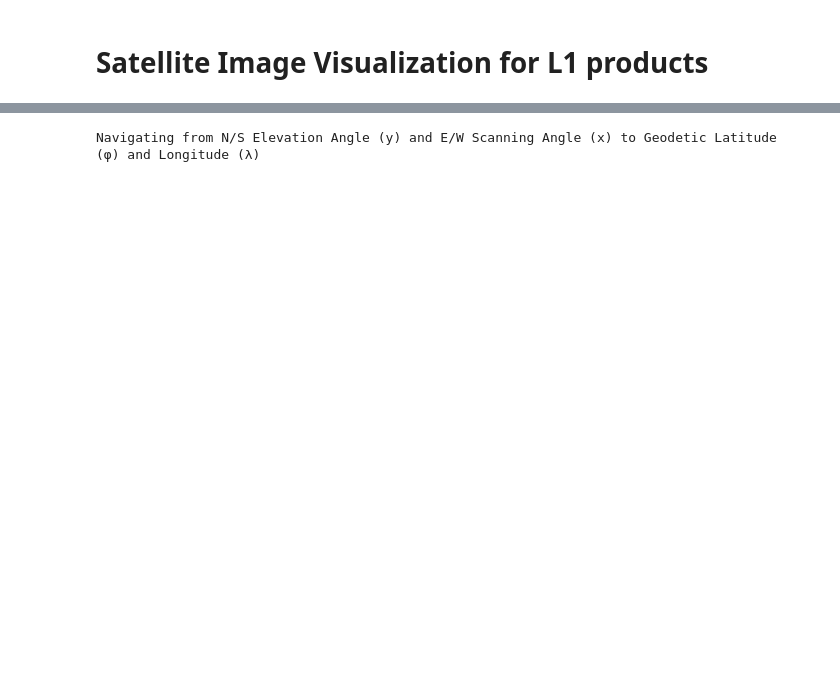
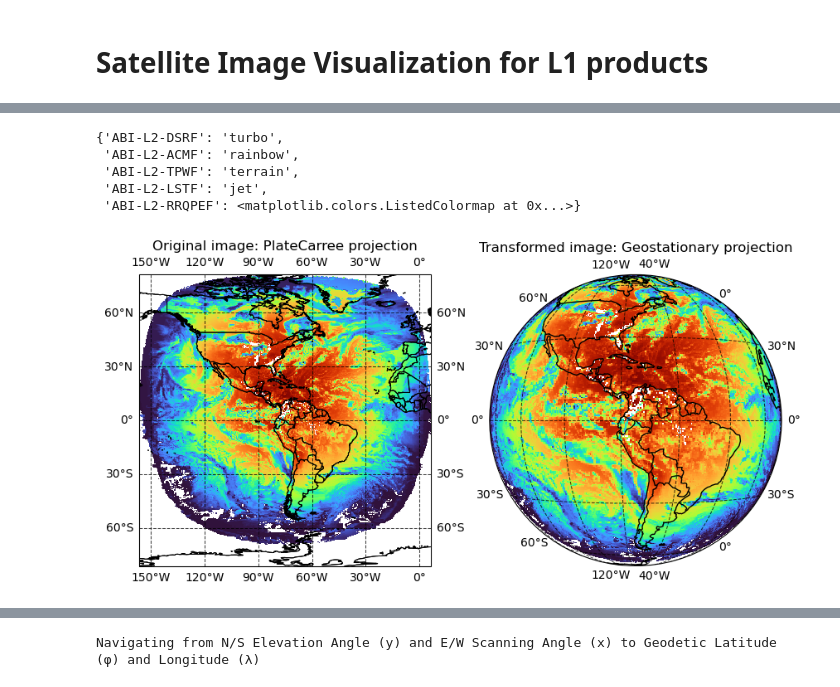
Before and after one commit to GermainRV/EATA, a Jupyter notebook: GOES_importing.ipynb, the cells around one changed output, grey strips where cells are left out. Cells and saved outputs as stored; diff of their text form; code cells hidden in the pictures; blank space fills up the shorter version.

```diff
--- a/GOES_importing.ipynb
+++ b/GOES_importing.ipynb
@@ -19,9 +19,9 @@ import re
 destination_path = '.\\GOESimages\\'
 bucket = 'noaa-goes16'
 satellite = bucket[re.search('noaa-',bucket).end():]
-day, month, year = '02', '07', '2023' # Date in dd/mm/yyyy format
+day, month, year = '05', '08', '2023' # Date in dd/mm/yyyy format
 hour = '17' # UTC, should be a string number between '00' and '23'
-product=['ABI-L1b-RadF'] # Product to select
+product=['ABI-L2-DSRF','ABI-L2-ACMF','ABI-L2-TPWF','ABI-L2-RRQPEF','ABI-L2-LSTF'] # Product to select
 channel=['C01','C02','C03'] # Number of band to select from 'C01' to 'C16'
 
 # Select a product and channel to process
@@ -162,3 +105,31 @@ data = g2g.data.goes_nearesttime(date_str[0],satellite=satellite,product=product
 #                                return_as='xarray',download=False,bands=1,
 #                                save_dir=destination_path)
 data
+# %%
+import ipywidgets as widgets
+
+files = os.listdir(FilePath)
+files = [file for file in files if file.endswith('.nc')]
+print("GOES images available:")
+display(files)
+
+# Create dropdown widget with index values of files list
+file_selector = widgets.Dropdown(
+    options=list(range(len(files))),
+    value=0,
+    description='Select file:',
+)
+
+# Define function to display selected file
+def on_file_select(change):
+    global selected_index
+    selected_index = change['new']
+    print(f'Selected file: {files[selected_index]}')
+
+# Call function to display initial file
+on_file_select({'new': file_selector.value})
+
+# Link widget selection to function call
+file_selector.observe(on_file_select, names='value')
+display(file_selector)
+FileName = files[selected_index]
@@ -387,0 +272,10 @@ Image 'goes16_2023_07_02_RadF_17_05.png' saved in '.\GOESimages\goes16\2023\07\0
+# %%
+from myfunctions.GOESfunctions import *
+colormaps = definingColormaps()
+product_cmap = colormaps[selected_product]
+# %% [output]
+{'ABI-L2-DSRF': 'turbo',
+ 'ABI-L2-ACMF': 'rainbow',
+ 'ABI-L2-TPWF': 'terrain',
+ 'ABI-L2-LSTF': 'jet',
+ 'ABI-L2-RRQPEF': <matplotlib.colors.ListedColormap at 0x...>}
@@ -387,0 +286,4 @@ Image 'goes16_2023_07_02_RadF_17_05.png' saved in '.\GOESimages\goes16\2023\07\0
+# %%
+transformed_data, extent_deg = plotBothProjections(data,globals())
+# %% [output]
+[figure, added]
```
Also changed, not shown: parts of 14 cells of this notebook, 1 other file.
